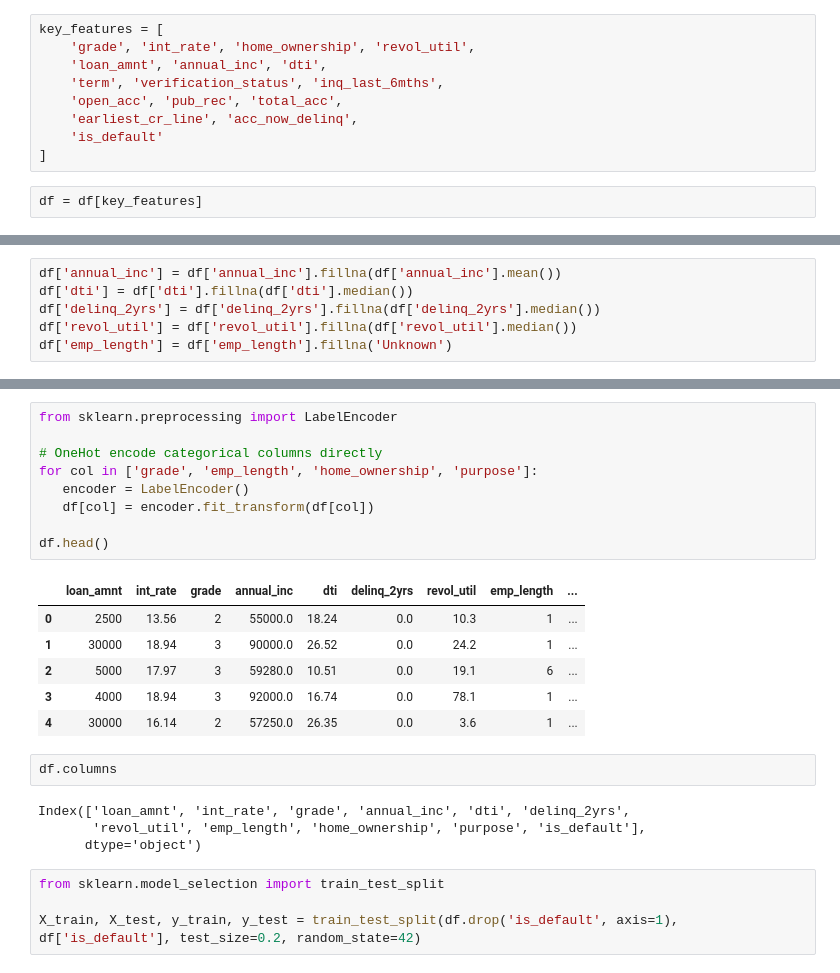
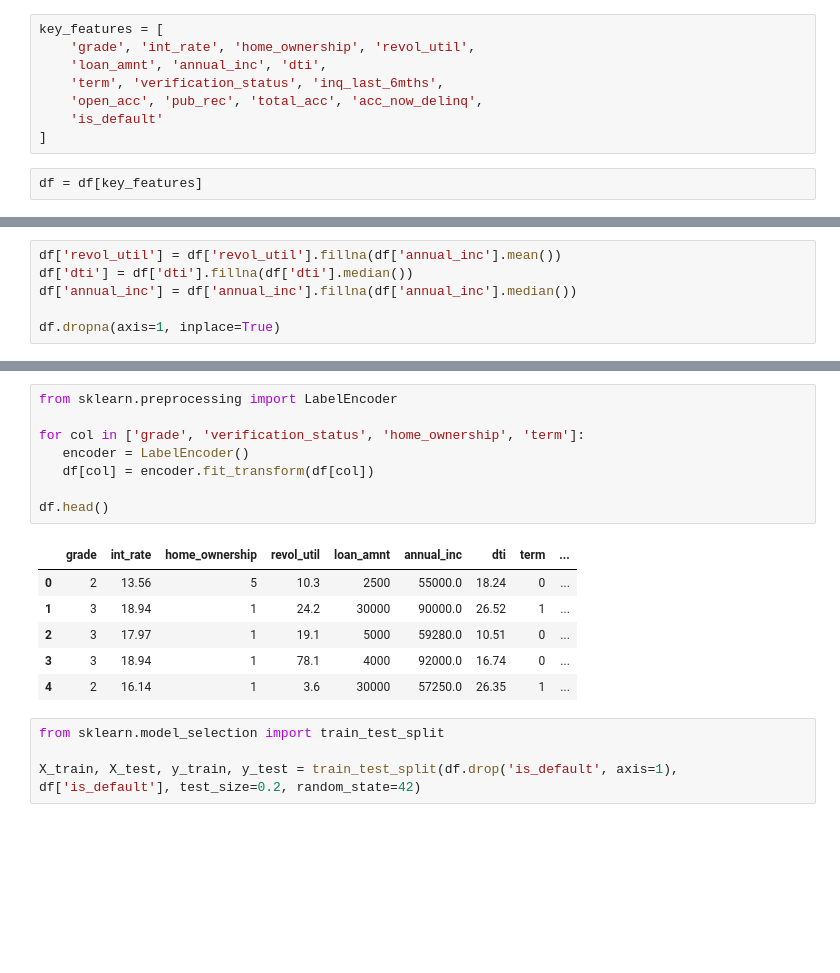
Before and after one commit to mayan05/RobIn, a Jupyter notebook: main.ipynb, the cells around one changed output, grey strips where cells are left out. Saved outputs shown, nothing was run; the diff lists cells and outputs as text; blank space fills up the shorter version.

```diff
--- a/main.ipynb
+++ b/main.ipynb
@@ -33,8 +36,7 @@ key_features = [
     'grade', 'int_rate', 'home_ownership', 'revol_util',
     'loan_amnt', 'annual_inc', 'dti',
     'term', 'verification_status', 'inq_last_6mths',
-    'open_acc', 'pub_rec', 'total_acc',
-    'earliest_cr_line', 'acc_now_delinq',
+    'open_acc', 'pub_rec', 'total_acc', 'acc_now_delinq',
     'is_default'
 ]
 # %%
@@ -64,11 +65,11 @@ acc_now_delinq           29
 is_default                0
 dtype: int64
 # %%
-df['annual_inc'] = df['annual_inc'].fillna(df['annual_inc'].mean())
+df['revol_util'] = df['revol_util'].fillna(df['annual_inc'].mean())
 df['dti'] = df['dti'].fillna(df['dti'].median())
-df['delinq_2yrs'] = df['delinq_2yrs'].fillna(df['delinq_2yrs'].median())
-df['revol_util'] = df['revol_util'].fillna(df['revol_util'].median())
-df['emp_length'] = df['emp_length'].fillna('Unknown')
+df['annual_inc'] = df['annual_inc'].fillna(df['annual_inc'].median())
+
+df.dropna(axis=1, inplace=True)
 # %%
 df.isnull().sum()
 # %% [output]
@@ -87,25 +98,18 @@ dtype: int64
 # %%
 from sklearn.preprocessing import LabelEncoder
 
-# OneHot encode categorical columns directly
-for col in ['grade', 'emp_length', 'home_ownership', 'purpose']:
+for col in ['grade', 'verification_status', 'home_ownership', 'term']:
    encoder = LabelEncoder()
    df[col] = encoder.fit_transform(df[col])
 
 df.head()
 # %% [output]
-|  | loan_amnt | int_rate | grade | annual_inc | dti | delinq_2yrs | revol_util | emp_length | ... |
-| 0 | 2500 | 13.56 | 2 | 55000.0 | 18.24 | 0.0 | 10.3 | 1 | ... |
-| 1 | 30000 | 18.94 | 3 | 90000.0 | 26.52 | 0.0 | 24.2 | 1 | ... |
-| 2 | 5000 | 17.97 | 3 | 59280.0 | 10.51 | 0.0 | 19.1 | 6 | ... |
-| 3 | 4000 | 18.94 | 3 | 92000.0 | 16.74 | 0.0 | 78.1 | 1 | ... |
-| 4 | 30000 | 16.14 | 2 | 57250.0 | 26.35 | 0.0 | 3.6 | 1 | ... |
+|  | grade | int_rate | home_ownership | revol_util | loan_amnt | annual_inc | dti | term | ... |
+| 0 | 2 | 13.56 | 5 | 10.3 | 2500 | 55000.0 | 18.24 | 0 | ... |
+| 1 | 3 | 18.94 | 1 | 24.2 | 30000 | 90000.0 | 26.52 | 1 | ... |
+| 2 | 3 | 17.97 | 1 | 19.1 | 5000 | 59280.0 | 10.51 | 0 | ... |
+| 3 | 3 | 18.94 | 1 | 78.1 | 4000 | 92000.0 | 16.74 | 0 | ... |
+| 4 | 2 | 16.14 | 1 | 3.6 | 30000 | 57250.0 | 26.35 | 1 | ... |
-# %%
-df.columns
-# %% [output]
-Index(['loan_amnt', 'int_rate', 'grade', 'annual_inc', 'dti', 'delinq_2yrs',
-       'revol_util', 'emp_length', 'home_ownership', 'purpose', 'is_default'],
-      dtype='object')
 # %%
 from sklearn.model_selection import train_test_split
 
```
Also changed, not shown: parts of 17 cells of this notebook.
